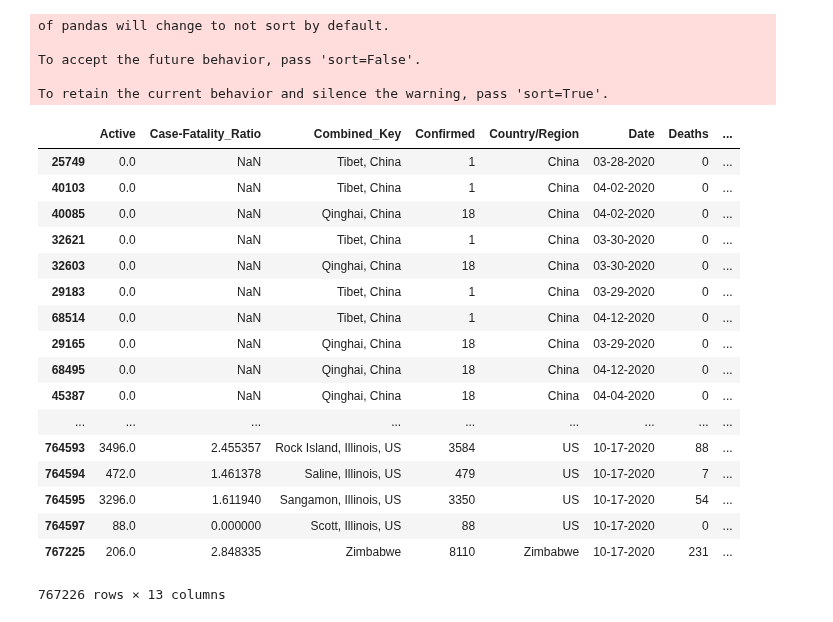
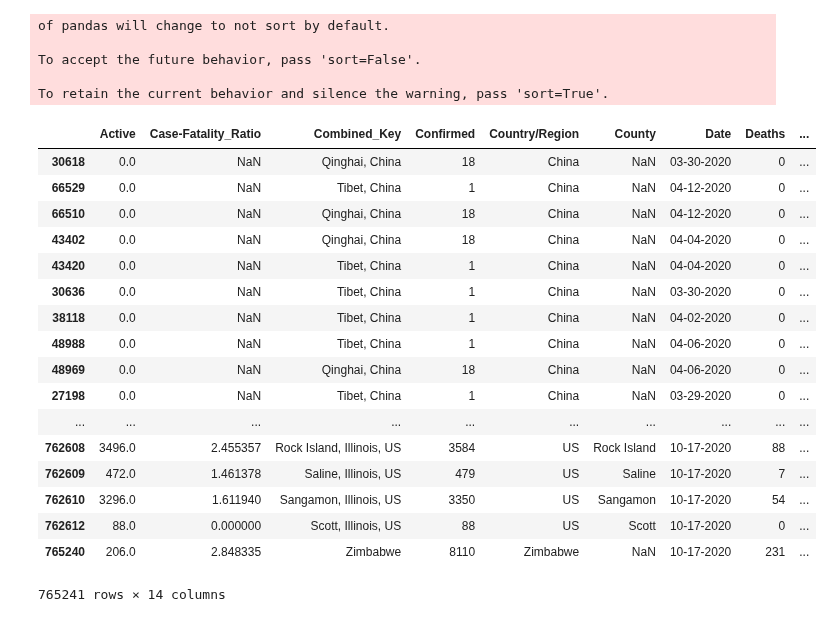
Before and after one commit to clement-ip/covid-airport-travel, a Jupyter notebook: coviddata/covid_countries.ipynb, the cells around one changed output. Drawn from its saved outputs; the diff is of its cells as text; code cells hidden in the pictures.

Commit message:
Modified covid dataframes. Took out 03/15-03/21, Puerto Rico, Cruises

```diff
--- a/coviddata/covid_countries.ipynb
+++ b/coviddata/covid_countries.ipynb
@@ -23,53 +23,55 @@ for file in all_files:
     df = pd.read_csv(file)
 
     # Fix columns with different names but same content
     # i.e. Country_Region -> Country/Region
-    if set(['FIPS','Admin2']).issubset(df.columns):
-        df = df.drop(['FIPS', 'Admin2'], axis = 1)
+    if set(['FIPS']).issubset(df.columns):
+        df = df.drop(['FIPS'], axis = 1)
+    if 'Admin2' in df:
+        df = df.rename(columns = {'Admin2': 'County'})
     if 'Province_State' in df:
         df = df.rename(columns = {'Province_State': 'Province/State'})
     if 'Country_Region' in df:
         df = df.rename(columns = {'Country_Region': 'Country/Region'})
     if 'Last_Update' in df:
         df = df.rename(columns = {'Last_Update': 'Last Update'})
     if 'Lat' in df:
         df = df.rename(columns = {'Lat': 'Latitude'})
     if 'Long_' in df:
         df = df.rename(columns = {'Long_': 'Longitude'})
 
     # Add Date column
     date = file.strip(path)
     date = date.strip('.')
     df['Date'] = date
     dfs.append(df)
 
 frame = pd.concat(dfs, ignore_index = True, axis = 0)
 frame["Last Update"] = pd.to_datetime(frame["Last Update"])
 frame.sort_values(by = "Last Update")
 # %% [output]
 of pandas will change to not sort by default.
 
 To accept the future behavior, pass 'sort=False'.
 
 To retain the current behavior and silence the warning, pass 'sort=True'.
-|  | Active | Case-Fatality_Ratio | Combined_Key | Confirmed | Country/Region | Date | Deaths | ... |
-| 25749 | 0.0 | NaN | Tibet, China | 1 | China | 03-28-2020 | 0 | ... |
-| 40103 | 0.0 | NaN | Tibet, China | 1 | China | 04-02-2020 | 0 | ... |
-| 40085 | 0.0 | NaN | Qinghai, China | 18 | China | 04-02-2020 | 0 | ... |
-| 32621 | 0.0 | NaN | Tibet, China | 1 | China | 03-30-2020 | 0 | ... |
-| 32603 | 0.0 | NaN | Qinghai, China | 18 | China | 03-30-2020 | 0 | ... |
-| 29183 | 0.0 | NaN | Tibet, China | 1 | China | 03-29-2020 | 0 | ... |
-| 68514 | 0.0 | NaN | Tibet, China | 1 | China | 04-12-2020 | 0 | ... |
-| 29165 | 0.0 | NaN | Qinghai, China | 18 | China | 03-29-2020 | 0 | ... |
-| 68495 | 0.0 | NaN | Qinghai, China | 18 | China | 04-12-2020 | 0 | ... |
-| 45387 | 0.0 | NaN | Qinghai, China | 18 | China | 04-04-2020 | 0 | ... |
-| ... | ... | ... | ... | ... | ... | ... | ... | ... |
-| 764593 | 3496.0 | 2.455357 | Rock Island, Illinois, US | 3584 | US | 10-17-2020 | 88 | ... |
-| 764594 | 472.0 | 1.461378 | Saline, Illinois, US | 479 | US | 10-17-2020 | 7 | ... |
-| 764595 | 3296.0 | 1.611940 | Sangamon, Illinois, US | 3350 | US | 10-17-2020 | 54 | ... |
-| 764597 | 88.0 | 0.000000 | Scott, Illinois, US | 88 | US | 10-17-2020 | 0 | ... |
-| 767225 | 206.0 | 2.848335 | Zimbabwe | 8110 | Zimbabwe | 10-17-2020 | 231 | ... |
+|  | Active | Case-Fatality_Ratio | Combined_Key | Confirmed | Country/Region | County | Date | Deaths | ... |
+| 30618 | 0.0 | NaN | Qinghai, China | 18 | China | NaN | 03-30-2020 | 0 | ... |
+| 66529 | 0.0 | NaN | Tibet, China | 1 | China | NaN | 04-12-2020 | 0 | ... |
+| 66510 | 0.0 | NaN | Qinghai, China | 18 | China | NaN | 04-12-2020 | 0 | ... |
+| 43402 | 0.0 | NaN | Qinghai, China | 18 | China | NaN | 04-04-2020 | 0 | ... |
+| 43420 | 0.0 | NaN | Tibet, China | 1 | China | NaN | 04-04-2020 | 0 | ... |
+| 30636 | 0.0 | NaN | Tibet, China | 1 | China | NaN | 03-30-2020 | 0 | ... |
+| 38118 | 0.0 | NaN | Tibet, China | 1 | China | NaN | 04-02-2020 | 0 | ... |
+| 48988 | 0.0 | NaN | Tibet, China | 1 | China | NaN | 04-06-2020 | 0 | ... |
+| 48969 | 0.0 | NaN | Qinghai, China | 18 | China | NaN | 04-06-2020 | 0 | ... |
+| 27198 | 0.0 | NaN | Tibet, China | 1 | China | NaN | 03-29-2020 | 0 | ... |
+| ... | ... | ... | ... | ... | ... | ... | ... | ... | ... |
+| 762608 | 3496.0 | 2.455357 | Rock Island, Illinois, US | 3584 | US | Rock Island | 10-17-2020 | 88 | ... |
+| 762609 | 472.0 | 1.461378 | Saline, Illinois, US | 479 | US | Saline | 10-17-2020 | 7 | ... |
+| 762610 | 3296.0 | 1.611940 | Sangamon, Illinois, US | 3350 | US | Sangamon | 10-17-2020 | 54 | ... |
+| 762612 | 88.0 | 0.000000 | Scott, Illinois, US | 88 | US | Scott | 10-17-2020 | 0 | ... |
+| 765240 | 206.0 | 2.848335 | Zimbabwe | 8110 | Zimbabwe | NaN | 10-17-2020 | 231 | ... |
-767226 rows × 13 columns
+765241 rows × 14 columns
 # %%
 # Unfiltered df
 frame
```
Also changed, not shown: parts of 7 cells of this notebook, 12 other files.
